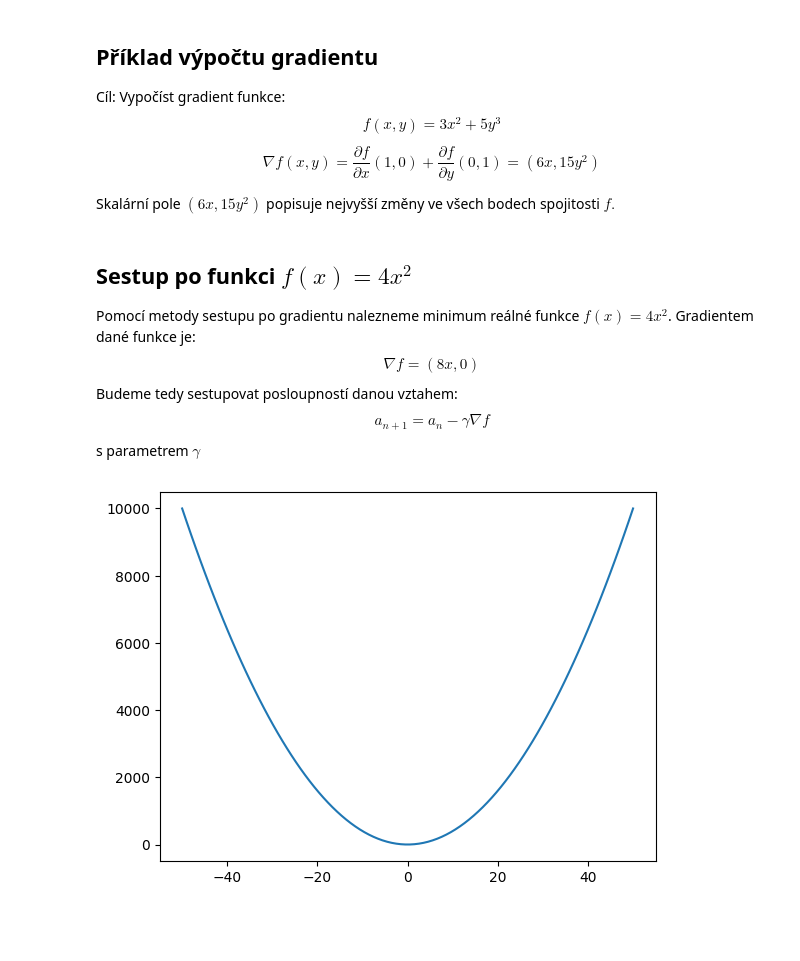
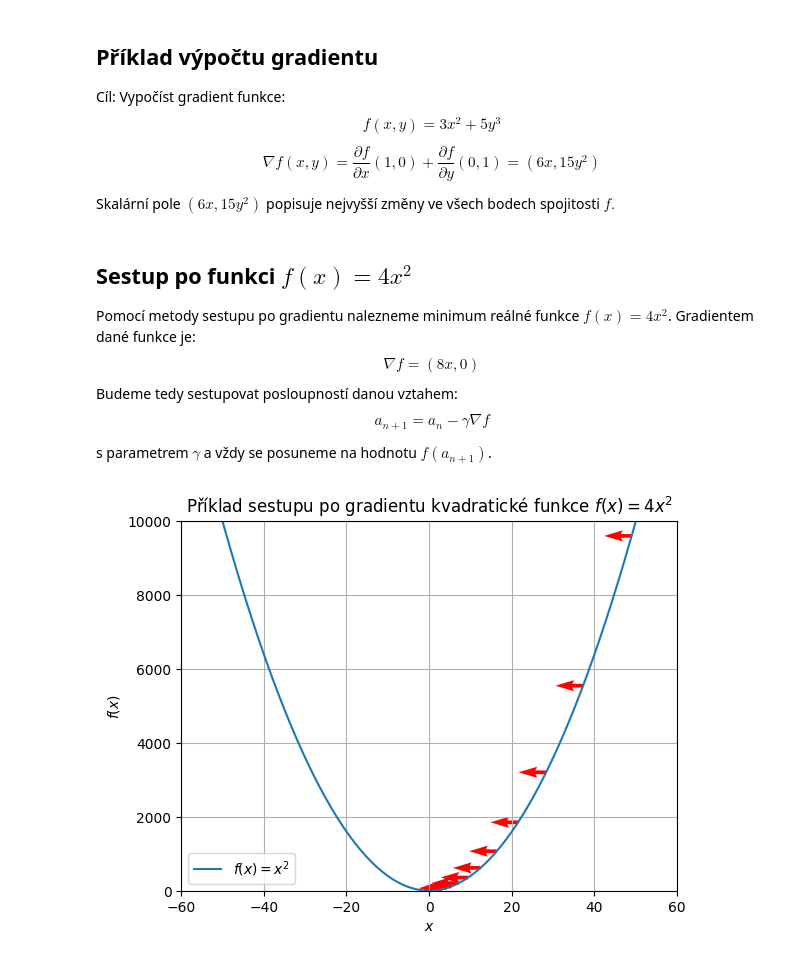
Before and after one commit to jakvitov/math_simulations, a Jupyter notebook: gradient_descend.ipynb, the cells around one changed output. Saved outputs shown, nothing was run; the diff lists cells and outputs as text; code cells hidden in the pictures; blank space fills up the shorter version.

Commit message:
Gradient descent simulation added

```diff
--- a/gradient_descend.ipynb
+++ b/gradient_descend.ipynb
@@ -24,30 +24,56 @@ Skalární pole $(6x, 15y^2)$ popisuje nejvyšší změny ve všech bodech spoji
 Pomocí metody sestupu po gradientu nalezneme minimum reálné funkce $f(x) = 4x^2$. Gradientem dané funkce je:
 $$\nabla f = (8x, 0)$$
 Budeme tedy sestupovat posloupností danou vztahem:
-$$ a_{n+1} = a_n - \gamma \nabla f $$ s parametrem $\gamma$
+$$ a_{n+1} = a_n - \gamma \nabla f $$
+
+s parametrem $\gamma$ a vždy se posuneme na hodnotu $f(a_{n+1})$.
-# %%
-import matplotlib.pyplot as plt
-import numpy as np
-import math
-
-#Vrací nový bod a_n+1
-def apply_gradient(point):
-  point[0] -= 2
-
-
-gamma = 10
-
-x = np.linspace(-50, 50, 100)
-y = 4*(x*x)
-
-#Bod, kdy začínáme se sestupem
-a1_x = math.floor(np.random.uniform(-50, 50, 1))
-a1_y = y[a1_x]
-
-a1 = np.array([a1_x, a1_y])
-
-
-plt.plot(x, y)
-plt.show()
-# %% [output]
-[figure, removed]
+# %%
+import matplotlib.pyplot as plt
+import numpy as np
+import math
+
+#Naše funkce
+def f(x):
+  return 4*(x*x)
+
+#Použijeme gradient
+def get_next_a_n(point):
+  return np.array([8*point[0], 0])
+
+def move_to_next_point(a_n, vector, gamma):
+  a_n[0] = a_n[0] - (gamma * vector[0])
+  a_n[1] = f(a_n[0])
+  return a_n
+
+def gradient_descend_vector_plot(iterations, a_1, gamma):
+  a_n = a_1
+  for i in range(iterations):
+    gradient_val = get_next_a_n(a_1)
+    plt.quiver(a_n[0], a_n[1], -gradient_val[0], gradient_val[1], color="red")
+    a_n = move_to_next_point(a_n, gradient_val, gamma)
+    #print("Iteration: " + str(iterations) + ", a_n = " + str(a_n))
+
+gamma = 0.03
+
+x = np.linspace(-50, 50, 100)
+y = f(x)
+
+#Bod, kdy začínáme se sestupem
+a1_x = math.floor(np.random.uniform(-50, 50, 1))
+a1_y = y[abs(a1_x) + 49]
+
+a1 = np.array([a1_x, a1_y])
+
+gradient_descend_vector_plot(10, a1, gamma)
+plt.plot(x, y, label="$f(x)=x^2$")
+plt.grid()
+plt.legend()
+plt.title("Příklad sestupu po gradientu kvadratické funkce $f(x) = 4x^2$")
+plt.xlabel("$x$")
+plt.ylabel("$f(x)$")
+plt.xlim((-60, 60))
+plt.ylim((0, 10e3))
+
+plt.show()
+# %% [output]
+[figure, added]
```
Also changed, not shown: parts of 1 cell of this notebook.
